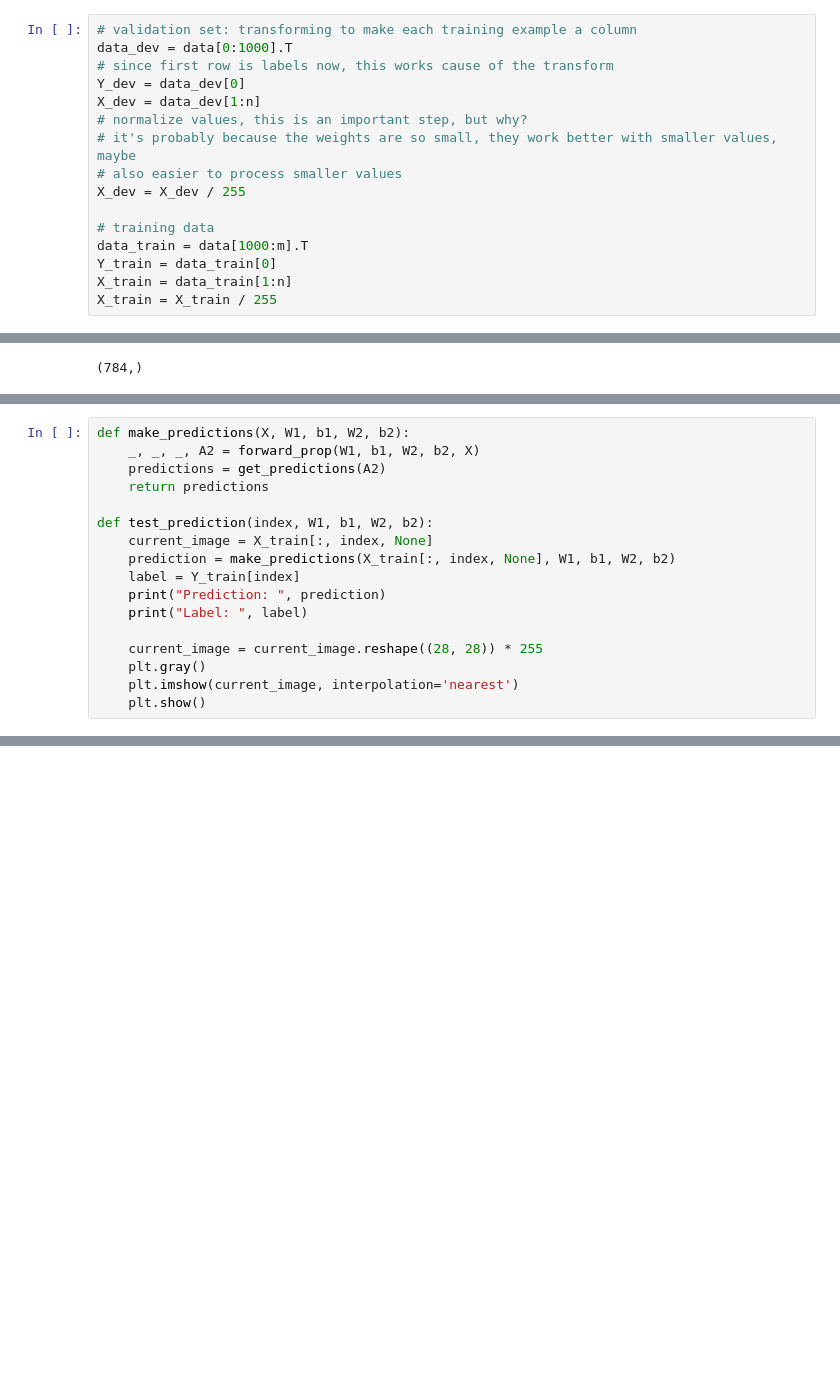
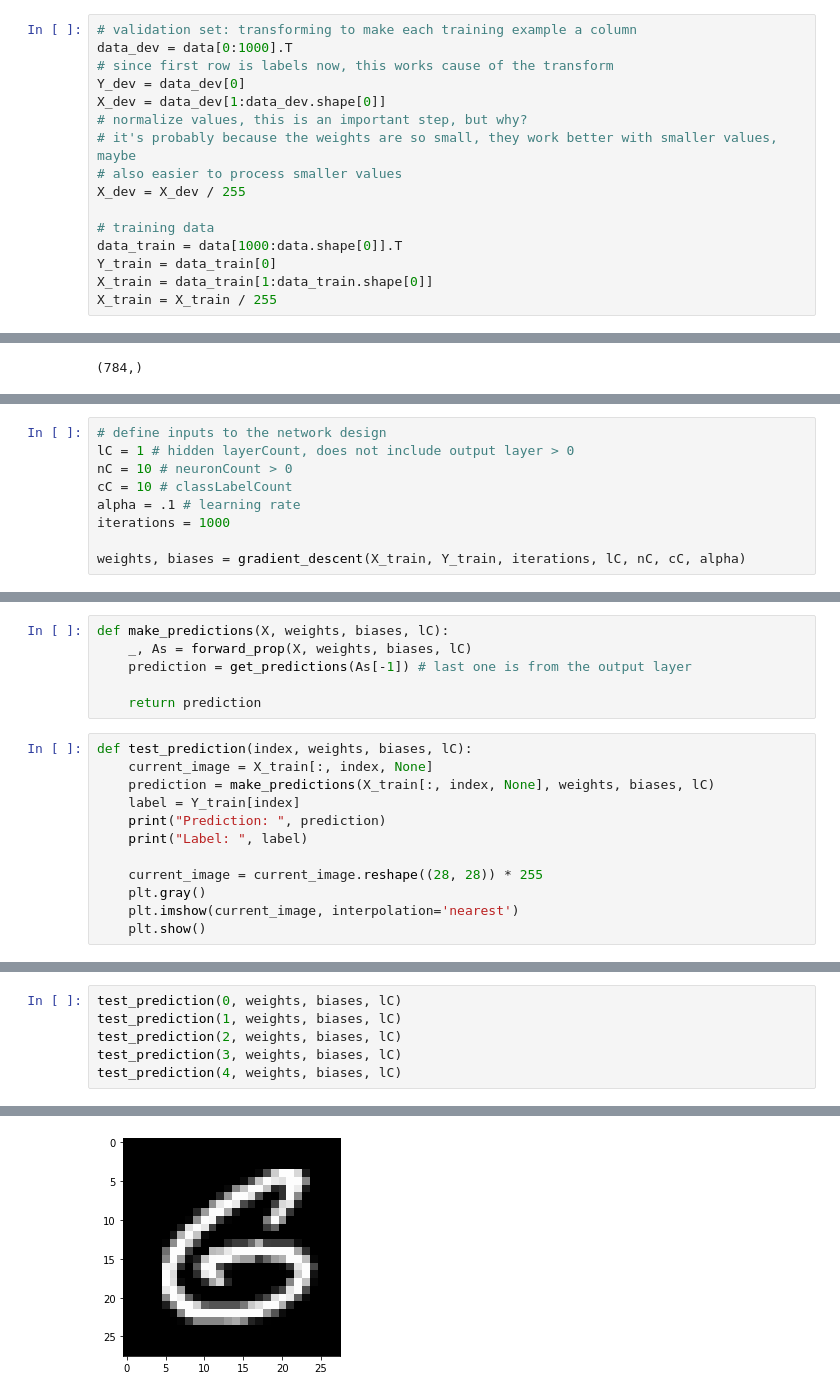
Before and after one commit to logicality/ANNfromScratch, a Jupyter notebook: NNfromScratch.ipynb, the cells around one changed output, grey strips where cells are left out. Drawn from its saved outputs; the diff is of its cells as text; blank space fills up the shorter version.

Commit message:
scaled to include input parameters: number of hidden layers, number of neurons

```diff
--- a/NNfromScratch.ipynb
+++ b/NNfromScratch.ipynb
@@ -53,16 +55,16 @@ array([[4, 0, 0, ..., 0, 0, 0],
 data_dev = data[0:1000].T
 # since first row is labels now, this works cause of the transform
 Y_dev = data_dev[0]
-X_dev = data_dev[1:n]
+X_dev = data_dev[1:data_dev.shape[0]]
 # normalize values, this is an important step, but why?
 # it's probably because the weights are so small, they work better with smaller values, maybe
 # also easier to process smaller values
 X_dev = X_dev / 255
 
 # training data
-data_train = data[1000:m].T
+data_train = data[1000:data.shape[0]].T
 Y_train = data_train[0]
-X_train = data_train[1:n]
+X_train = data_train[1:data_train.shape[0]]
 X_train = X_train / 255
 # %%
 Y_train # our labels
@@ -240,0 +247,9 @@ Accuracy:  0.8962439024390244
+# %%
+# define inputs to the network design
+lC = 1 # hidden layerCount, does not include output layer > 0
+nC = 10 # neuronCount > 0
+cC = 10 # classLabelCount
+alpha = .1 # learning rate
+iterations = 1000
+
+weights, biases = gradient_descent(X_train, Y_train, iterations, lC, nC, cC, alpha)
@@ -241,12 +274,13 @@ Accuracy:  0.8962439024390244
+# %%
+def make_predictions(X, weights, biases, lC):
+    _, As = forward_prop(X, weights, biases, lC)
+    prediction = get_predictions(As[-1]) # last one is from the output layer
+
+    return prediction
 # %%
-def make_predictions(X, W1, b1, W2, b2):
-    _, _, _, A2 = forward_prop(W1, b1, W2, b2, X)
-    predictions = get_predictions(A2)
-    return predictions
-
-def test_prediction(index, W1, b1, W2, b2):
+def test_prediction(index, weights, biases, lC):
     current_image = X_train[:, index, None]
-    prediction = make_predictions(X_train[:, index, None], W1, b1, W2, b2)
+    prediction = make_predictions(X_train[:, index, None], weights, biases, lC)
     label = Y_train[index]
     print("Prediction: ", prediction)
     print("Label: ", label)
@@ -275,0 +292,7 @@ Label:  8
+# %%
+test_prediction(0, weights, biases, lC)
+test_prediction(1, weights, biases, lC)
+test_prediction(2, weights, biases, lC)
+test_prediction(3, weights, biases, lC)
+test_prediction(4, weights, biases, lC)
+# %% [output]
@@ -275,0 +301 @@ Label:  8
+[figure, added]
```
Also changed, not shown: parts of 12 cells of this notebook.
